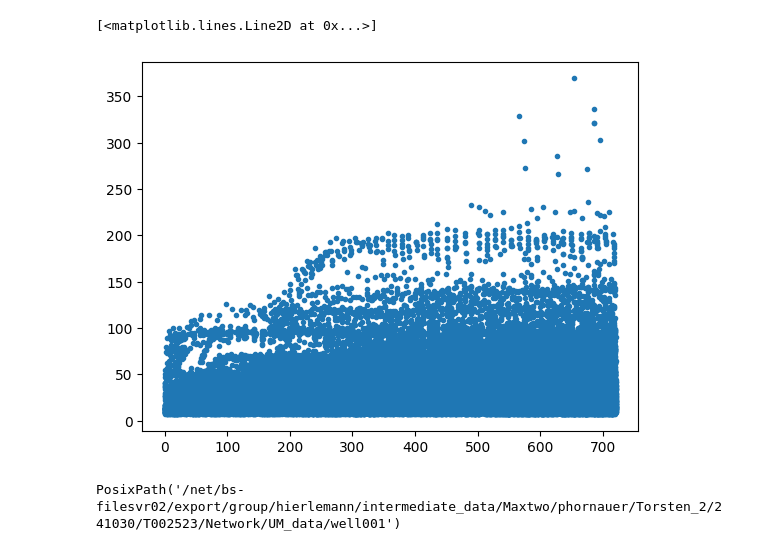
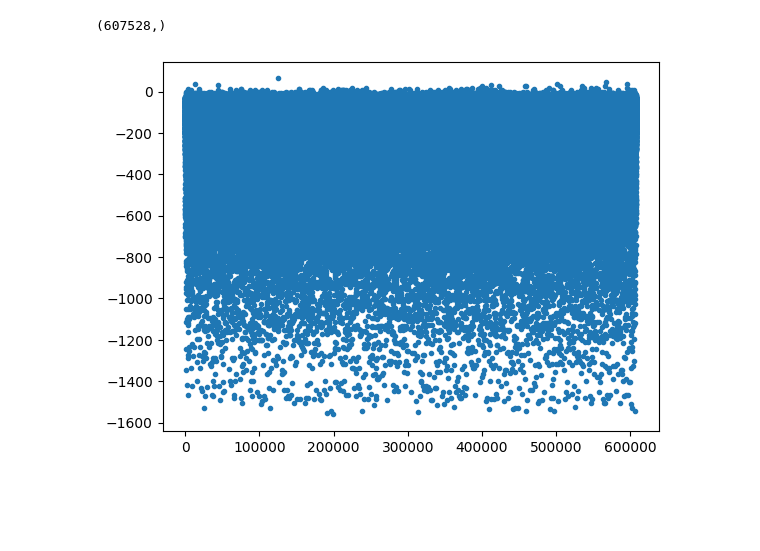
Before and after one commit to hornauerp/spikesorting, a Jupyter notebook: notebooks/unit_match_KCl.ipynb, the cells around one changed output. Drawn from its saved outputs; the diff is of its cells as text; code cells hidden in the pictures; blank space fills up the shorter version.

Commit message:
Updated unit match

```diff
--- a/notebooks/unit_match_KCl.ipynb
+++ b/notebooks/unit_match_KCl.ipynb
@@ -123,18 +116,15 @@ array([ 37,  57, 127,  83,  90,  40,  81,  41,  99,   6,   1, 124,  69,
 # %%
 matched_sortings = []
+sorting_analyzer = []
 for i, s in enumerate(sortings):
-    sel_unit_ids = um.select_good_units(s).get_unit_ids()[sorting_ids[:,i]]
-    new_unit_ids = np.argwhere(sorting_ids[:,i] >= 0).squeeze()
+    sel_unit_ids = um.select_good_units(s).get_unit_ids()[full_paths[:,i]]
+    new_unit_ids = np.argwhere(full_paths[:,i] >= 0).squeeze()
     sel_unit_ids = sel_unit_ids[new_unit_ids]
     matched_sortings.append(s.select_units(sel_unit_ids, renamed_unit_ids=new_unit_ids))
     new_sorting_folder = param["save_path"].joinpath(path_list[i].parts[-3])
 
-    sorting_analyzer = si.create_sorting_analyzer(
+    sorting_analyzer.append(si.create_sorting_analyzer(
         sorting=matched_sortings[i],
-        recording=recordings[i])
-
-    sorting_analyzer.compute(['random_spikes', 'waveforms', 'templates'])
+        recording=si.highpass_filter(recordings[i]))
+    )
+    sorting_analyzer[i].compute(['random_spikes', 'waveforms', 'templates','spike_amplitudes'])
-# %%
-sorting_analyzer = si.create_sorting_analyzer(
-    sorting=matched_sortings[2],
-    recording=recordings[2])
@@ -149,8 +131,10 @@ sorting_analyzer.compute(compute_dict)
 # %%
-si.export_to_phy(sorting_analyzer,
-                 output_folder=new_sorting_folder,
-                 copy_binary=False,
-                 compute_pc_features=False,
-                 remove_if_exists=True)
+for i, s in enumerate(sorting_analyzer):
+    new_sorting_folder = param["save_path"].joinpath(path_list[i].parts[-3])
+    si.export_to_phy(s,
+                    output_folder=new_sorting_folder,
+                    copy_binary=False,
+                    compute_pc_features=False,
+                    remove_if_exists=True)
 # %% [output]
 Run:
@@ -176,9 +183,9 @@ spikes = sorting_analyzer.get_extension("random_spikes")
+# %%
+amps = [s.get_extension("spike_amplitudes").get_data() for s in sorting_analyzer]
+# %% [output]
+(607528,)
 # %%
-plt.plot(times/10000, amps,'.')
+plt.plot(amps[0],'.')
+plt.show()
 # %% [output]
-[<matplotlib.lines.Line2D at 0x...>]
-[figure, old version]
+[figure, new version]
-# %%
-param["save_path"].joinpath(path_list[i].parts[-3])
-# %% [output]
-PosixPath('/net/bs-filesvr02/export/group/hierlemann/intermediate_data/Maxtwo/phornauer/Torsten_2/241030/T002523/Network/UM_data/well001')
```
Also changed, not shown: parts of 31 cells of this notebook, 2 other files.
